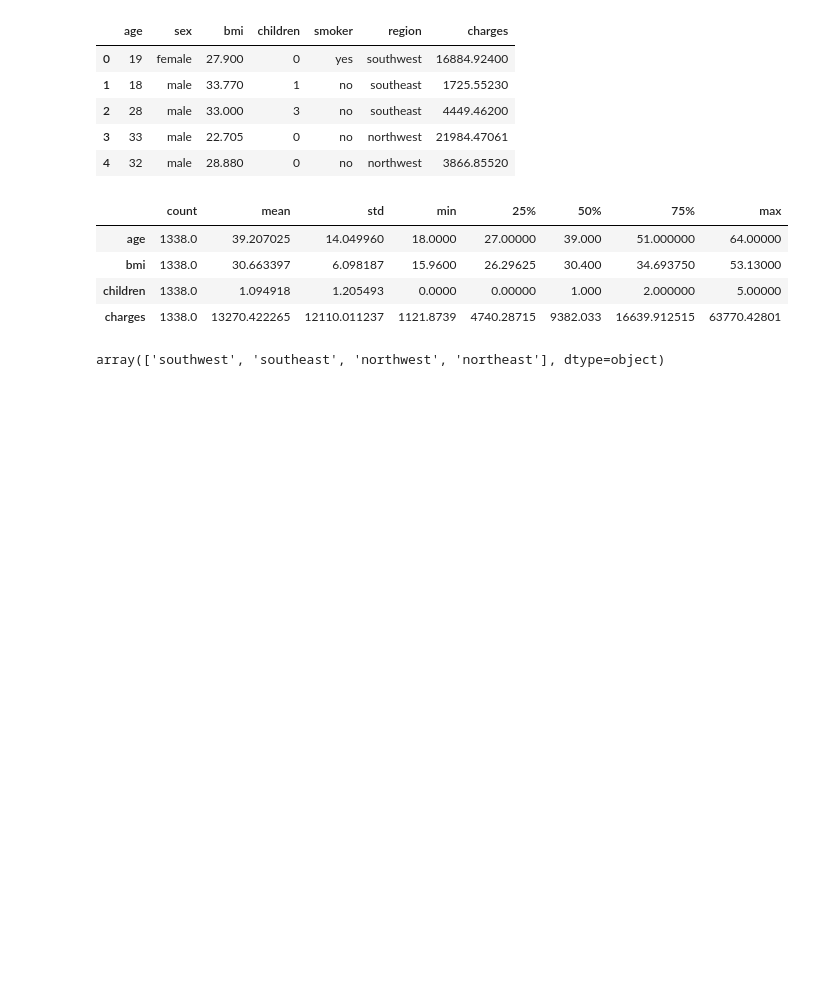
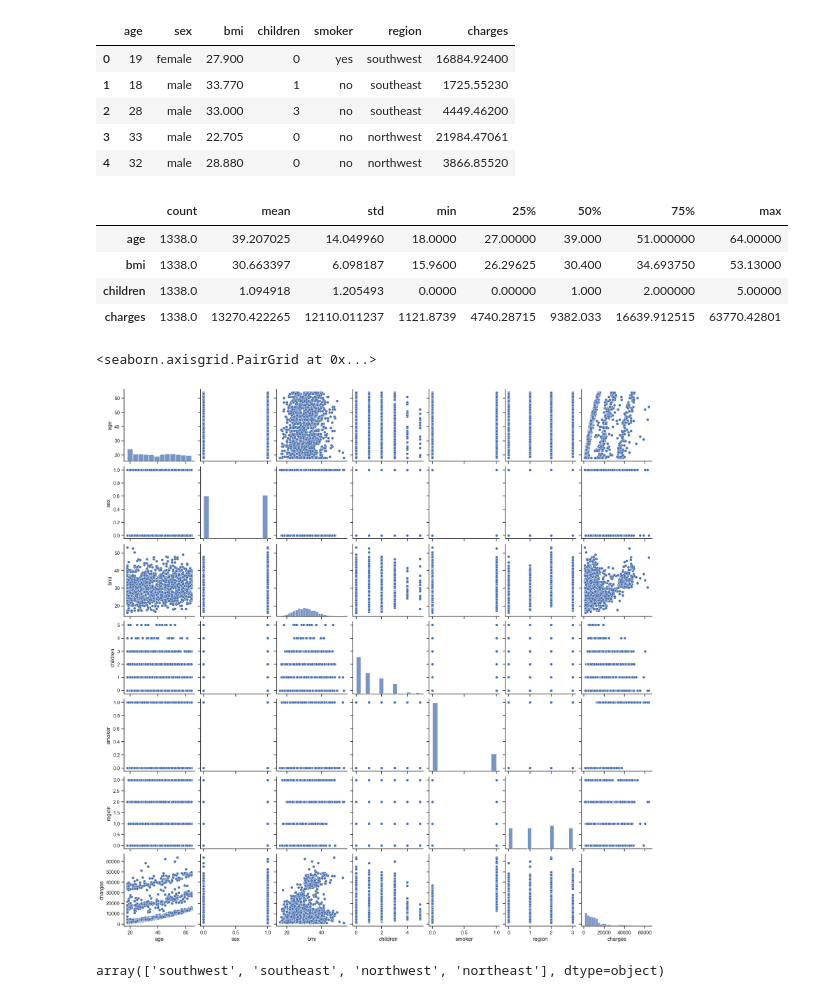
Before and after one commit to Ayushrawat-cmd/STPI-internship, a Jupyter notebook: model1.ipynb, the cells around one changed output. Saved outputs shown, nothing was run; the diff lists cells and outputs as text; code cells hidden in the pictures; blank space fills up the shorter version.

```diff
--- a/model1.ipynb
+++ b/model1.ipynb
@@ -7,7 +7,7 @@ import numpy as np
 import pandas as pd
 import seaborn as sns
 import matplotlib.pyplot as plt
-sns.set()
+sns.set(style='ticks')
 # %% [markdown]
 Import the data
 # %%
@@ -36,6 +36,18 @@ data.describe().T
 | charges | 1338.0 | 13270.422265 | 12110.011237 | 1121.8739 | 4740.28715 | 9382.033 | 16639.912515 | 63770.42801 |
 # %%
 # X['bmi'] = np.where(X["bmi"].values>25,1,0)
+# %%
+from sklearn import preprocessing
+LE = preprocessing.LabelEncoder()
+temp_data = data
+temp_data['sex'] = LE.fit_transform(temp_data['sex'])
+temp_data['smoker'] = LE.fit_transform(temp_data['smoker'])
+temp_data['region'] = LE.fit_transform(temp_data['region'])
+# temp_data['sex'] = encoded_data[1]
+sns.pairplot(temp_data)
+# %% [output]
+<seaborn.axisgrid.PairGrid at 0x...>
+[figure, added]
 # %%
 data["region"].unique()
 # %% [output]
```
Also changed, not shown: parts of 11 cells of this notebook, 3 other files.
